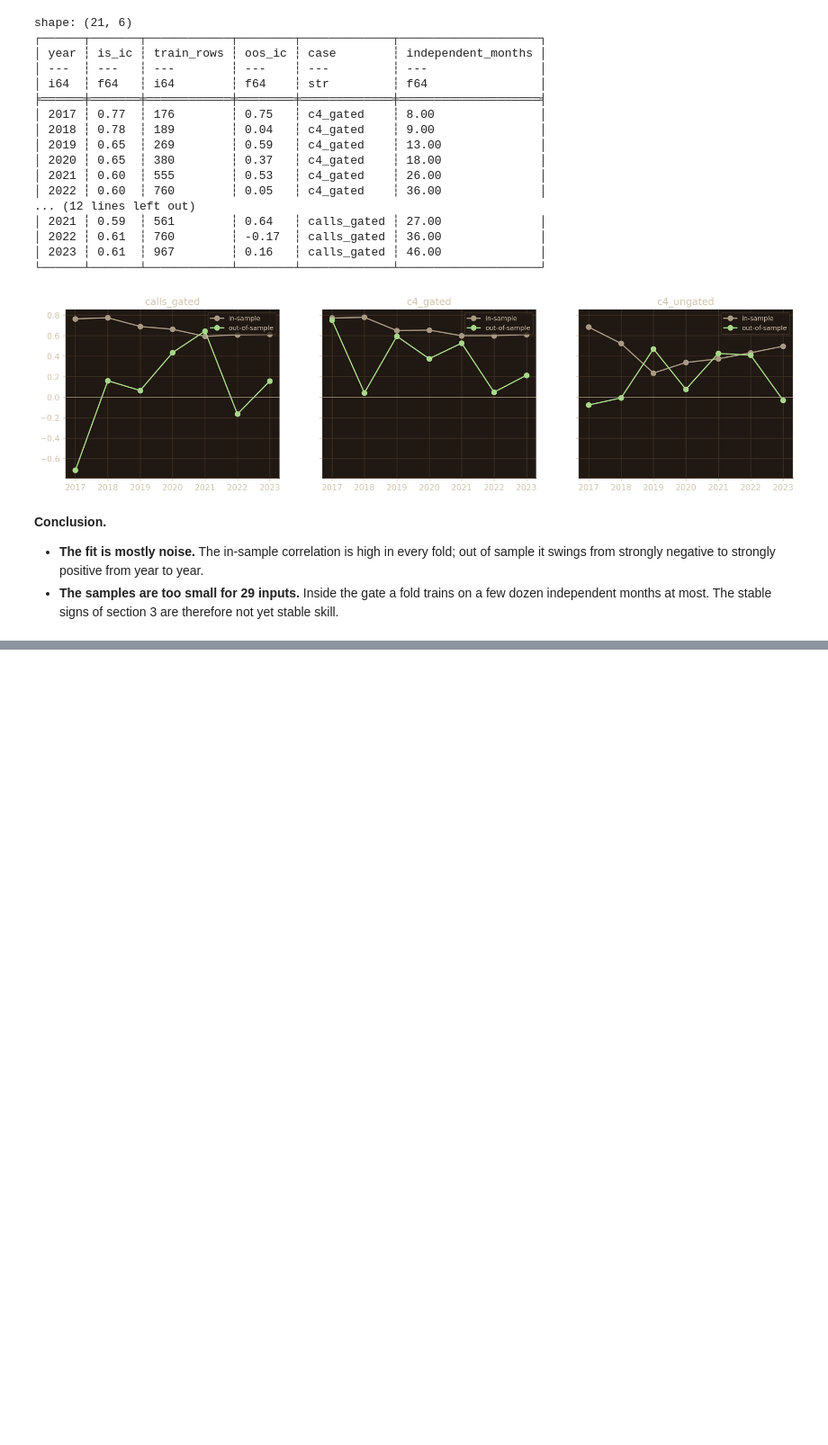
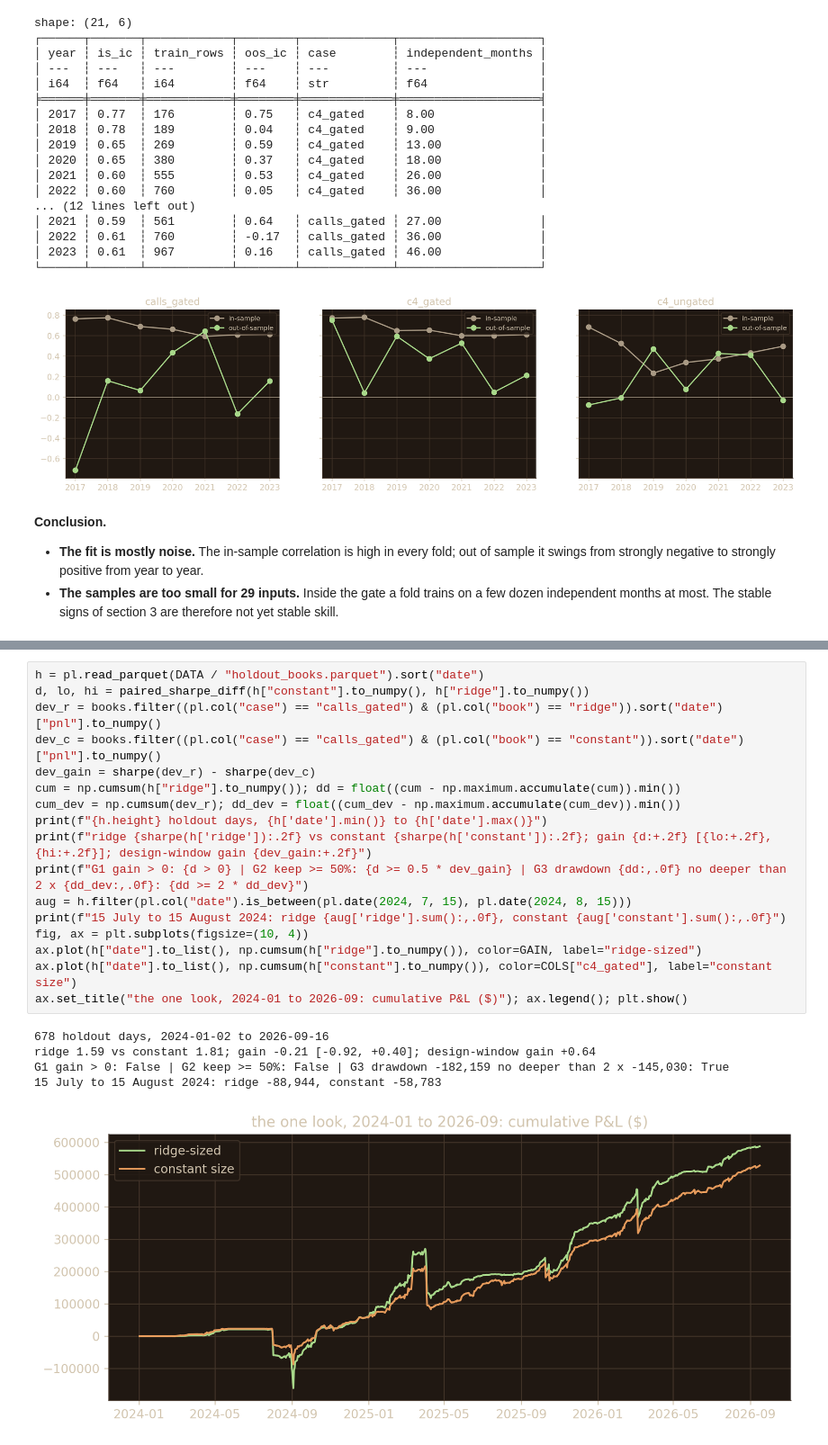
Before and after one commit to lanteignel93/mogul_ml_trade_public, a Jupyter notebook: ml_results.ipynb, the cells around one changed output, grey strips where cells are left out. Shown at 90% size. Saved outputs shown, nothing was run; the diff lists cells and outputs as text; blank space fills up the shorter version.

Commit message:
The one holdout look (2024-01 to 2026-09): the registered candidate fails, -0.21 [-0.92, +0.40]; the honest count on chairlift 0.3.0; ML sizing for mogul closed

```diff
--- a/ml_results.ipynb
+++ b/ml_results.ipynb
@@ -226,0 +235,23 @@ shape: (21, 6)
+# %%
+h = pl.read_parquet(DATA / "holdout_books.parquet").sort("date")
+d, lo, hi = paired_sharpe_diff(h["constant"].to_numpy(), h["ridge"].to_numpy())
+dev_r = books.filter((pl.col("case") == "calls_gated") & (pl.col("book") == "ridge")).sort("date")["pnl"].to_numpy()
+dev_c = books.filter((pl.col("case") == "calls_gated") & (pl.col("book") == "constant")).sort("date")["pnl"].to_numpy()
+dev_gain = sharpe(dev_r) - sharpe(dev_c)
+cum = np.cumsum(h["ridge"].to_numpy()); dd = float((cum - np.maximum.accumulate(cum)).min())
+cum_dev = np.cumsum(dev_r); dd_dev = float((cum_dev - np.maximum.accumulate(cum_dev)).min())
+print(f"{h.height} holdout days, {h['date'].min()} to {h['date'].max()}")
+print(f"ridge {sharpe(h['ridge']):.2f} vs constant {sharpe(h['constant']):.2f}; gain {d:+.2f} [{lo:+.2f}, {hi:+.2f}]; design-window gain {dev_gain:+.2f}")
+print(f"G1 gain > 0: {d > 0} | G2 keep >= 50%: {d >= 0.5 * dev_gain} | G3 drawdown {dd:,.0f} no deeper than 2 x {dd_dev:,.0f}: {dd >= 2 * dd_dev}")
+aug = h.filter(pl.col("date").is_between(pl.date(2024, 7, 15), pl.date(2024, 8, 15)))
+print(f"15 July to 15 August 2024: ridge {aug['ridge'].sum():,.0f}, constant {aug['constant'].sum():,.0f}")
+fig, ax = plt.subplots(figsize=(10, 4))
+ax.plot(h["date"].to_list(), np.cumsum(h["ridge"].to_numpy()), color=GAIN, label="ridge-sized")
+ax.plot(h["date"].to_list(), np.cumsum(h["constant"].to_numpy()), color=COLS["c4_gated"], label="constant size")
+ax.set_title("the one look, 2024-01 to 2026-09: cumulative P&L ($)"); ax.legend(); plt.show()
+# %% [output]
+678 holdout days, 2024-01-02 to 2026-09-16
+ridge 1.59 vs constant 1.81; gain -0.21 [-0.92, +0.40]; design-window gain +0.64
+G1 gain > 0: False | G2 keep >= 50%: False | G3 drawdown -182,159 no deeper than 2 x -145,030: True
+15 July to 15 August 2024: ridge -88,944, constant -58,783
+[figure, added]
```
Also changed, not shown: parts of 4 cells of this notebook, 2 other files.
